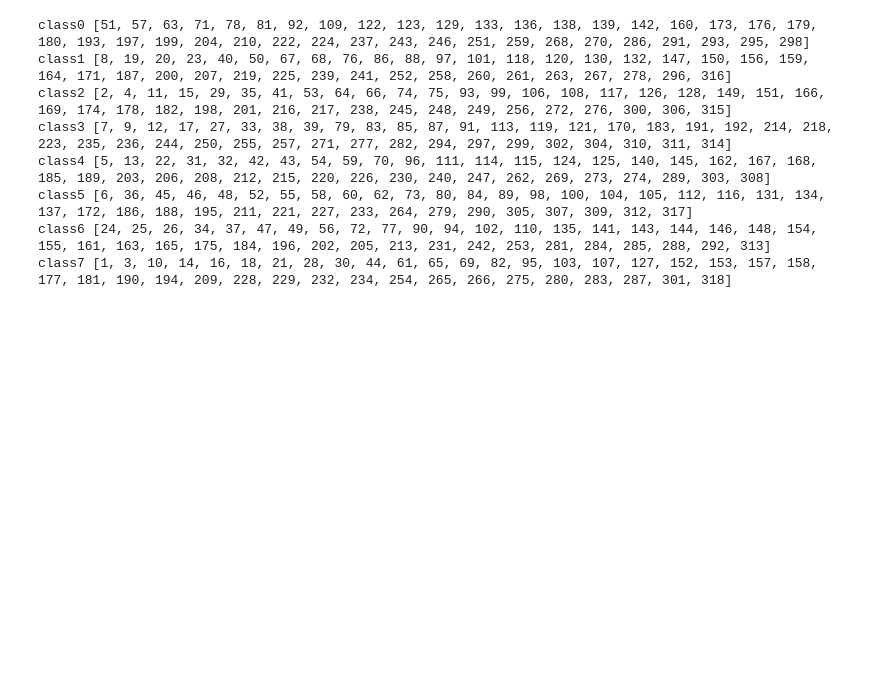
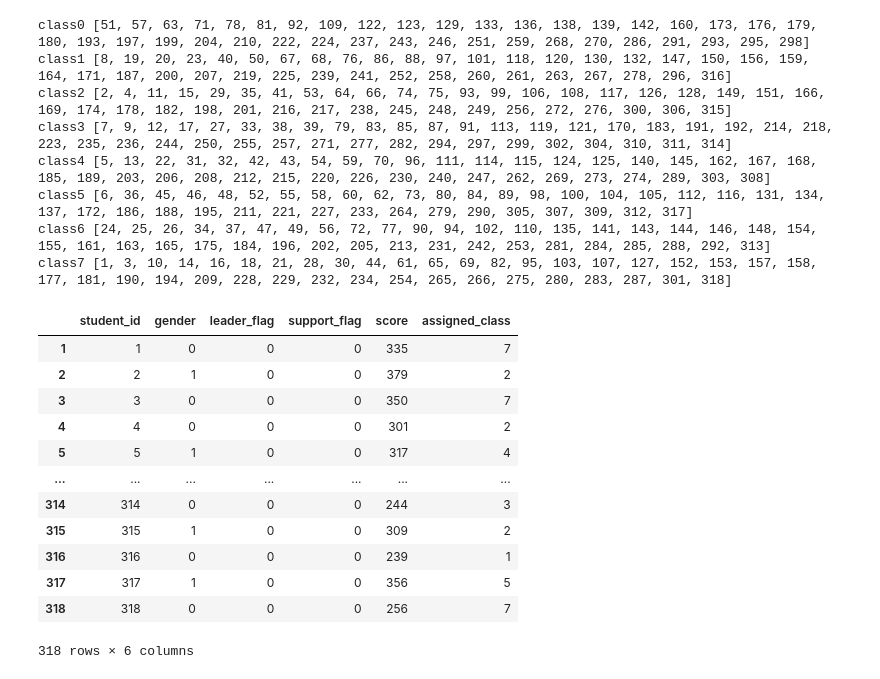
Before and after one commit to daikichidaze/pyoptbook, a Jupyter notebook: src/3.school/school.ipynb, the cells around one changed output. Drawn from its saved outputs; the diff is of its cells as text; code cells hidden in the pictures; blank space fills up the shorter version.

```diff
--- a/src/3.school/school.ipynb
+++ b/src/3.school/school.ipynb
@@ -214,3 +214,23 @@ class7 [1, 3, 10, 14, 16, 18, 21, 28, 30, 44, 61, 65, 69, 82, 95, 103, 107, 127,
 for i, r in df_result.iterrows():
     if r.sum() != 1:
         raise ValueError(f'error: student_{i}, assigned class')
+# %%
+assign_dict = {i:c for i in st_list for c in range(num_of_class) if df_result.loc[i,c] == 1}
+# %%
+df_st_r = df_st.copy()
+df_st_r['assigned_class'] = df_st_r.student_id.map(assign_dict)
+df_st_r
+# %% [output]
+|  | student_id | gender | leader_flag | support_flag | score | assigned_class |
+| 1 | 1 | 0 | 0 | 0 | 335 | 7 |
+| 2 | 2 | 1 | 0 | 0 | 379 | 2 |
+| 3 | 3 | 0 | 0 | 0 | 350 | 7 |
+| 4 | 4 | 0 | 0 | 0 | 301 | 2 |
+| 5 | 5 | 1 | 0 | 0 | 317 | 4 |
+| ... | ... | ... | ... | ... | ... | ... |
+| 314 | 314 | 0 | 0 | 0 | 244 | 3 |
+| 315 | 315 | 1 | 0 | 0 | 309 | 2 |
+| 316 | 316 | 0 | 0 | 0 | 239 | 1 |
+| 317 | 317 | 1 | 0 | 0 | 356 | 5 |
+| 318 | 318 | 0 | 0 | 0 | 256 | 7 |
+318 rows × 6 columns
```
Also changed, not shown: parts of 2 cells of this notebook.
